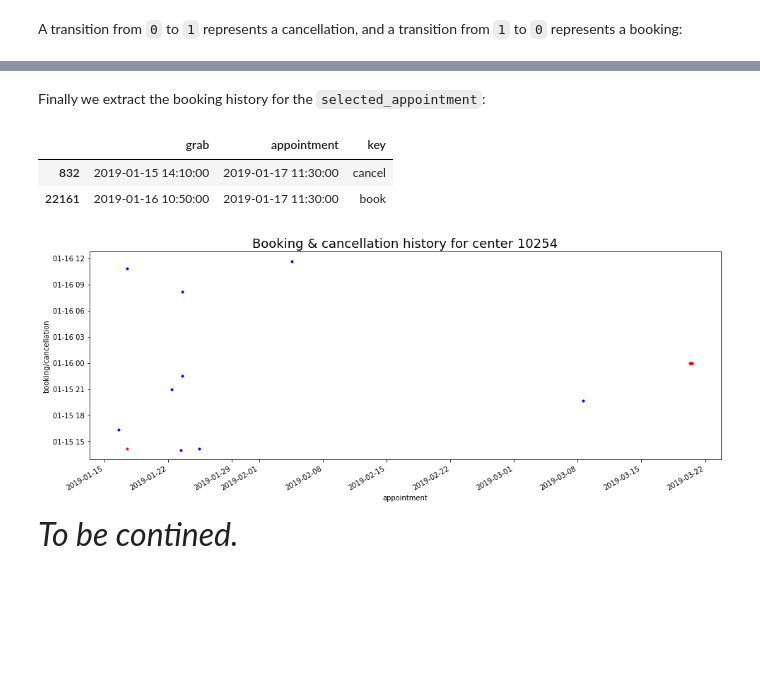
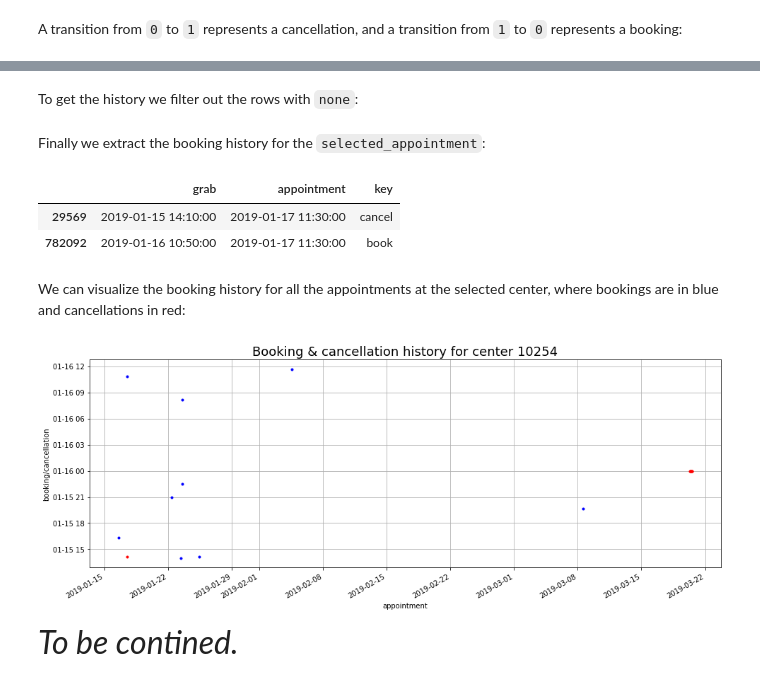
Before and after one commit to antoinechoffrut/UHCW, a Jupyter notebook: UHCW_reconstruction.ipynb, the cells around one changed output, grey strips where cells are left out. Cells and saved outputs as stored; diff of their text form; code cells hidden in the pictures; blank space fills up the shorter version.

Commit message:
Validate with dataset restricted to one test center

```diff
--- a/UHCW_reconstruction.ipynb
+++ b/UHCW_reconstruction.ipynb
@@ -129,7 +129,7 @@ In a second phase, we will consider center `10352` which delivers two test types
 # %%
 selected_centers = [10254] # [10254, 10352]
 # %%
-df0 = df.loc[df['id'].apply(lambda x: x in selected_centers), :]
+df0 = df.loc[df['id'].apply(lambda x: x in selected_centers), df.columns]
 # %% [markdown]
 ## Sorting for convenience of reading
 # %%
@@ -238,0 +238,2 @@ Wall time: 398 ms
+# %% [markdown]
+To get the history we filter out the rows with `none`:
@@ -242,21 +245,24 @@ Finally we extract the booking history for the `selected_appointment`:
 df0_history[df0_history['appointment'] == selected_appointment]
 # %% [output]
 |  | grab | appointment | key |
-| 832 | 2019-01-15 14:10:00 | 2019-01-17 11:30:00 | cancel |
-| 22161 | 2019-01-16 10:50:00 | 2019-01-17 11:30:00 | book |
+| 29569 | 2019-01-15 14:10:00 | 2019-01-17 11:30:00 | cancel |
+| 782092 | 2019-01-16 10:50:00 | 2019-01-17 11:30:00 | book |
+# %% [markdown]
+We can visualize the booking history for all the appointments at the selected center, where bookings are in blue and cancellations in red:
 # %%
 df0_bookings = df0_history.loc[df0_history['key'] == 'book', ['appointment', 'grab']]
 df0_cancellations = df0_history.loc[df0_history['key'] == 'cancel', ['appointment', 'grab']]
 # %%
 fig, ax = plt.subplots(figsize=(16, 6));
 df0_bookings.plot(x='appointment', y='grab', style='.b', ax=ax);
 df0_cancellations.plot(x='appointment', y='grab', style='.r', ax=ax);
 ax.set_xlabel("appointment");
 ax.set_ylabel("booking/cancellation");
 ax.get_legend().remove()
 ax.set_title("Booking & cancellation history for center {}".format(selected_centers[0]), fontsize=18);
+ax.grid()
 # %% [output]
-[figure, old version]
+[figure, new version]
 # %% [markdown]
 <font size=6>*To be contined.*</font>
 # %% [markdown]
```
Also changed, not shown: parts of 37 cells of this notebook.
